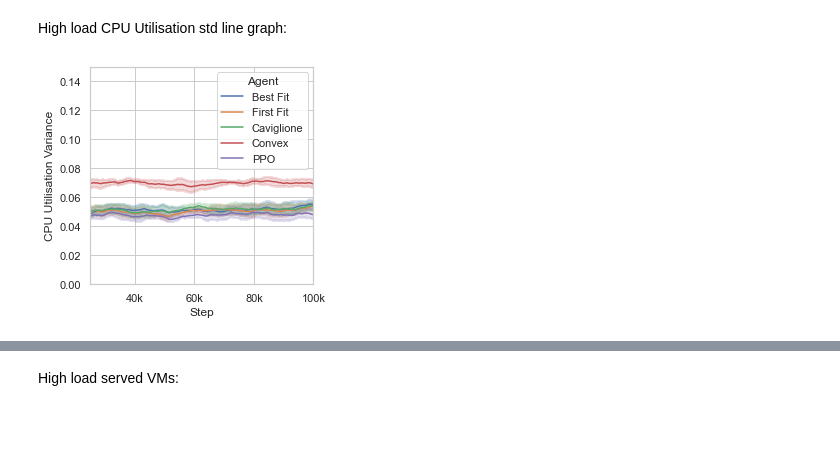
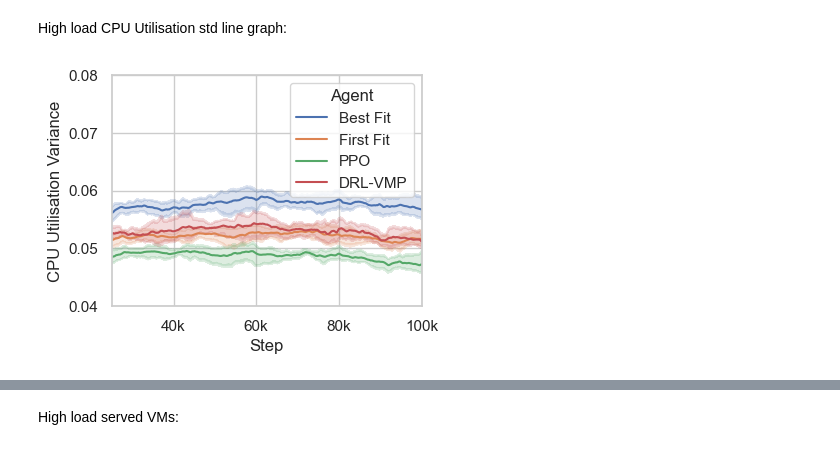
Before and after one commit to yzh503/vm-placement-migration-gym, a Jupyter notebook: plots.ipynb, the cells around one changed output, grey strips where cells are left out. Cells and saved outputs as stored; diff of their text form; code cells hidden in the pictures; blank space fills up the shorter version.

```diff
--- a/plots.ipynb
+++ b/plots.ipynb
@@ -18,19 +20,18 @@ def smooth(df, vals):
 models = {
     'bestfit': 'Best Fit',
     'firstfit': 'First Fit',
-    'caviglione': 'Caviglione',
-    'convex': 'Convex',
-    'ppo': 'PPO',
+    'ppo-ut': 'PPO',
+    'caviglione': 'DRL-VMP'
 }
 
 df = pd.DataFrame()
-for i in np.arange(0, 8, 1, dtype=int):
+for i in np.arange(0, 5, 1, dtype=int):
     for agent in models.keys():
         f = open(f'data/exp_performance/load1.00/{agent}-{i}.json')
         jsonstr = json.load(f)
         record = Record.import_record(agent, jsonstr)
-        sample = pd.DataFrame({'Reward': record.rewards, 'CPU Utilisation Mean': np.mean(record.cpu, axis=1), 'CPU Utilisation Variance': np.var(record.cpu, axis=1), 'Memory Utilisation Mean': np.mean(record.cpu, axis=1), 'Memory Utilisation Variance': np.var(record.cpu, axis=1), 'Waiting Ratio': record.waiting_ratio})
-        smooth(sample, ['CPU Utilisation Mean', 'CPU Utilisation Variance', 'Memory Utilisation Mean', 'Memory Utilisation Variance', 'Waiting Ratio'])
+        sample = pd.DataFrame({'Reward': record.rewards, 'CPU Utilisation Mean': np.mean(record.cpu, axis=1), 'CPU Utilisation Variance': np.var(record.cpu, axis=1), 'Memory Utilisation Mean': np.mean(record.cpu, axis=1), 'Memory Utilisation Variance': np.var(record.cpu, axis=1), 'Waiting Ratio': record.waiting_ratio, 'Served VMs': record.served_requests})
+        smooth(sample, ['CPU Utilisation Mean', 'CPU Utilisation Variance'])
         sample['Agent'] = models[agent]
         sample['Step'] = sample.index + 1
         df = pd.concat([df, sample])
@@ -55,17 +56,17 @@ plt.savefig('plots/cpu_mean_line.pdf', bbox_inches='tight', pad_inches=0.25)
 # %% [markdown]
 High load CPU Utilisation std line graph:
 # %%
-plt.subplots(figsize=(4,4))
+plt.subplots(figsize=(4,3))
 g = sns.lineplot(x="Step", y="CPU Utilisation Variance", hue='Agent', data=df)
 g.set(xlim=(25000, 100000))
-g.set(ylim=(0.02, 0.15))
+g.set(ylim=(0.04, 0.08))
 
 # Custom x-axis tick formatter
 def step_formatter(x, pos):
     return f'{int(x/1000)}k'
 
 g.xaxis.set_major_formatter(ticker.FuncFormatter(step_formatter))
 
-plt.savefig('plots/cpu_var_line.pdf', bbox_inches='tight', pad_inches=0.25)
+plt.savefig('plots/cpu_var_line.png', bbox_inches='tight', pad_inches=0)
 # %% [output]
-[figure, old version]
+[figure, new version]
```
Also changed, not shown: parts of 33 cells of this notebook, 59 other files.
